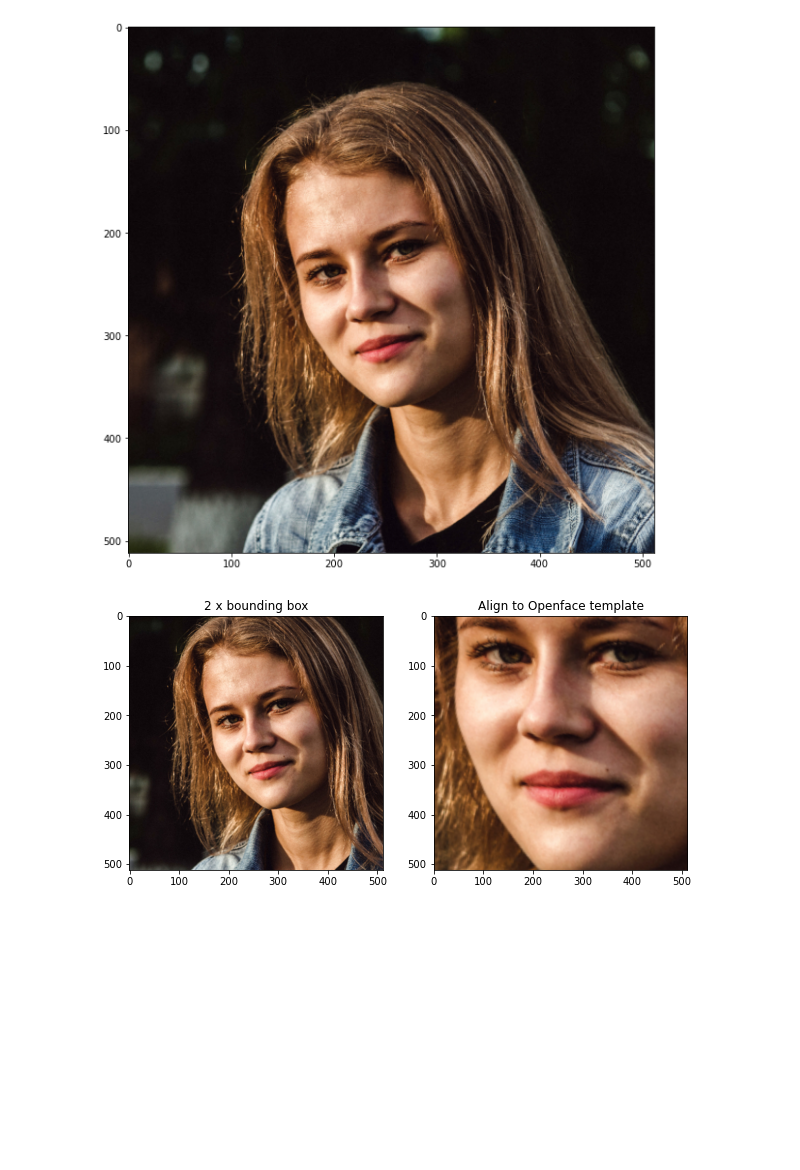
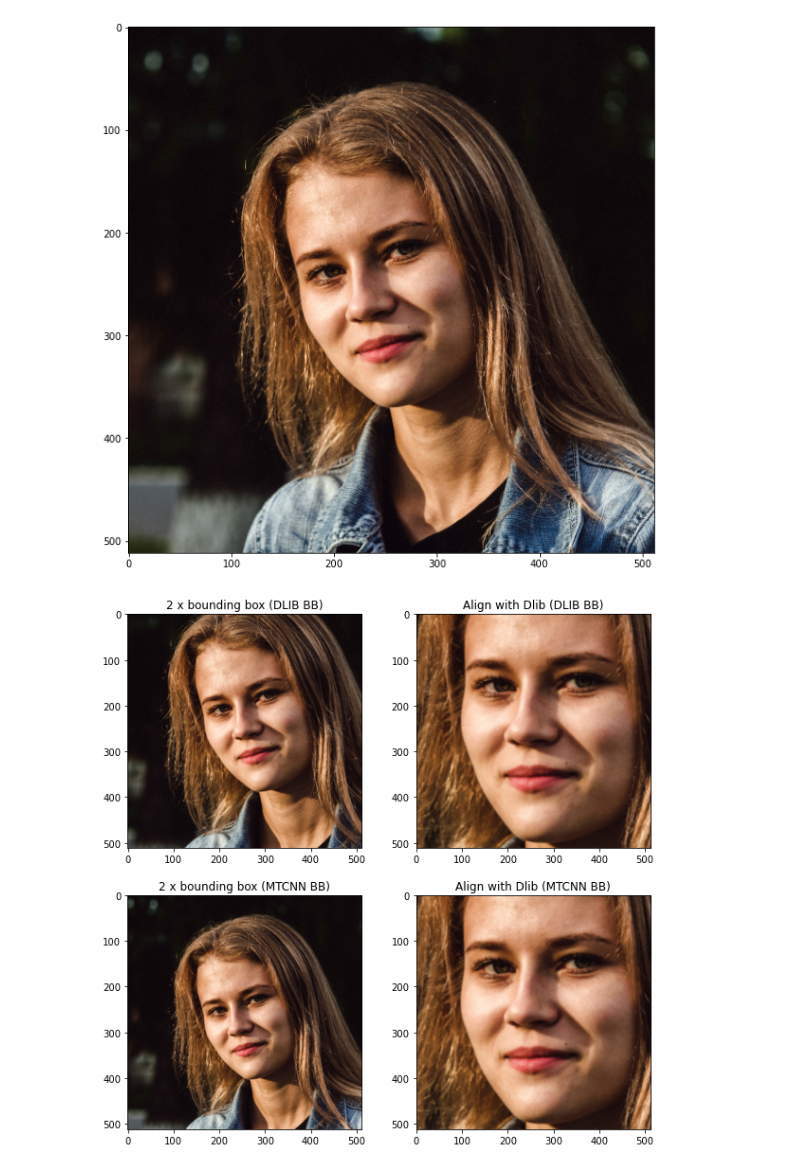
Before and after one commit to spietras/makeup-recommendation, a Jupyter notebook: jupyter/notebooks/face_extraction.ipynb, the cells around one changed output. Cells and saved outputs as stored; diff of their text form; code cells hidden in the pictures; blank space fills up the shorter version.

Commit message:
Removed openface and added MTCNN

```diff
--- a/jupyter/notebooks/face_extraction.ipynb
+++ b/jupyter/notebooks/face_extraction.ipynb
@@ -18,8 +19,11 @@ plt.imshow(image)
 [figure]
 # %%
 with resources.path("automakeup.resources", dlib_predictor_path) as dlib_path:
-    estimator = openface.AlignDlib(str(dlib_path))
+    predictor = dlib.shape_predictor(str(dlib_path))
+# %%
+mtcnn = MTCNN()
 # %%
 extractor1 = face_extraction.SimpleFaceExtractor(512, interpolation=cv2.INTER_CUBIC)
-extractor2 = face_extraction.OpenFaceExtractor(512, estimator)
-bb_finder = bounding.OpenfaceBoundingBoxFinder(estimator)
+extractor2 = face_extraction.AligningDlibFaceExtractor(512, predictor)
+bb_finder1 = bounding.DlibBoundingBoxFinder()
+bb_finder2 = bounding.MTCNNBoundingBoxFinder(mtcnn)
@@ -28,8 +30,18 @@ bb = bb_finder.find(image)
 # %%
-fig, axs = plt.subplots(1, 2, figsize=(10, 10))
-axs[0].imshow(extractor1.extract(image, bb))
-axs[0].title.set_text("2 x bounding box")
-axs[1].imshow(extractor2.extract(image, bb))
-axs[1].title.set_text("Align to Openface template")
+fig, axs = plt.subplots(2, 2, figsize=(10, 10))
+
+bb = bb_finder1.find(image)
+
+axs[0][0].imshow(extractor1.extract(image, bb))
+axs[0][0].title.set_text("2 x bounding box (DLIB BB)")
+axs[0][1].imshow(extractor2.extract(image, bb))
+axs[0][1].title.set_text("Align with Dlib (DLIB BB)")
+
+bb = bb_finder2.find(image)
+
+axs[1][0].imshow(extractor1.extract(image, bb))
+axs[1][0].title.set_text("2 x bounding box (MTCNN BB)")
+axs[1][1].imshow(extractor2.extract(image, bb))
+axs[1][1].title.set_text("Align with Dlib (MTCNN BB)")
 # %% [output]
-[figure, old version]
+[figure, new version]
```
Also changed, not shown: parts of 2 cells of this notebook, 20 other files.
